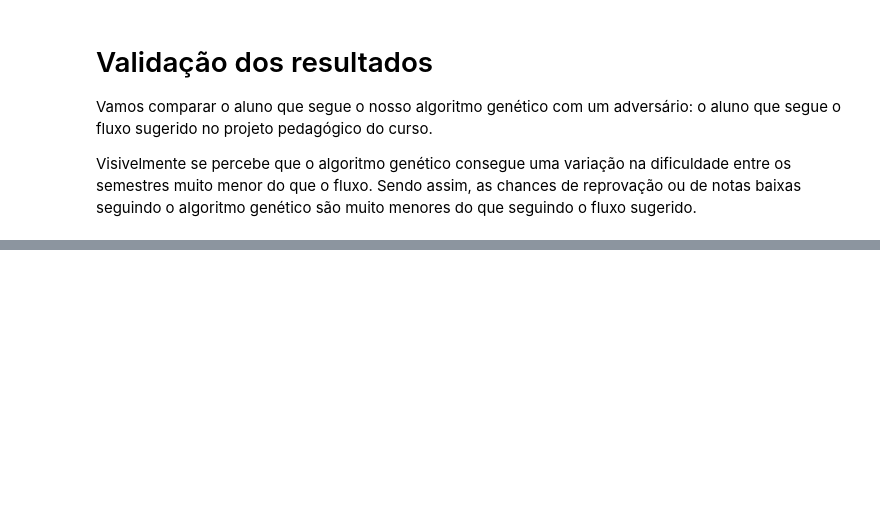
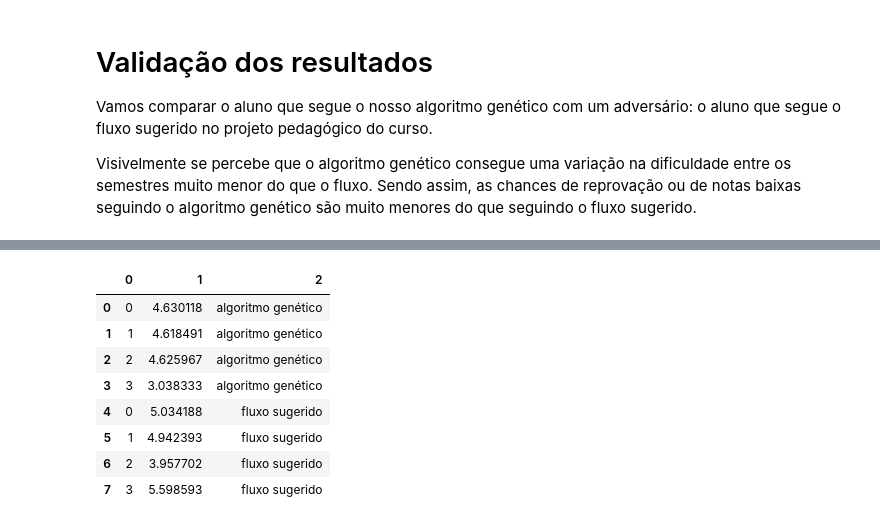
Before and after one commit to luanagbmartins/inteligencia-artificial, a Jupyter notebook: Módulo 5 - Algoritmos Genéticos/Rascunho.ipynb, the cells around one changed output, grey strips where cells are left out. Drawn from its saved outputs; the diff is of its cells as text; code cells hidden in the pictures; blank space fills up the shorter version.

```diff
--- a/Módulo 5 - Algoritmos Genéticos/Rascunho.ipynb
+++ b/Módulo 5 - Algoritmos Genéticos/Rascunho.ipynb
@@ -795,0 +832,13 @@ invalid value encountered in double_scalars
+# %%
+dp = valores_algo + valores_fluxo
+pd.DataFrame(dp)
+# %% [output]
+|  | 0 | 1 | 2 |
+| 0 | 0 | 4.630118 | algoritmo genético |
+| 1 | 1 | 4.618491 | algoritmo genético |
+| 2 | 2 | 4.625967 | algoritmo genético |
+| 3 | 3 | 3.038333 | algoritmo genético |
+| 4 | 0 | 5.034188 | fluxo sugerido |
+| 5 | 1 | 4.942393 | fluxo sugerido |
+| 6 | 2 | 3.957702 | fluxo sugerido |
+| 7 | 3 | 5.598593 | fluxo sugerido |
```
Also changed, not shown: parts of 8 cells of this notebook.
